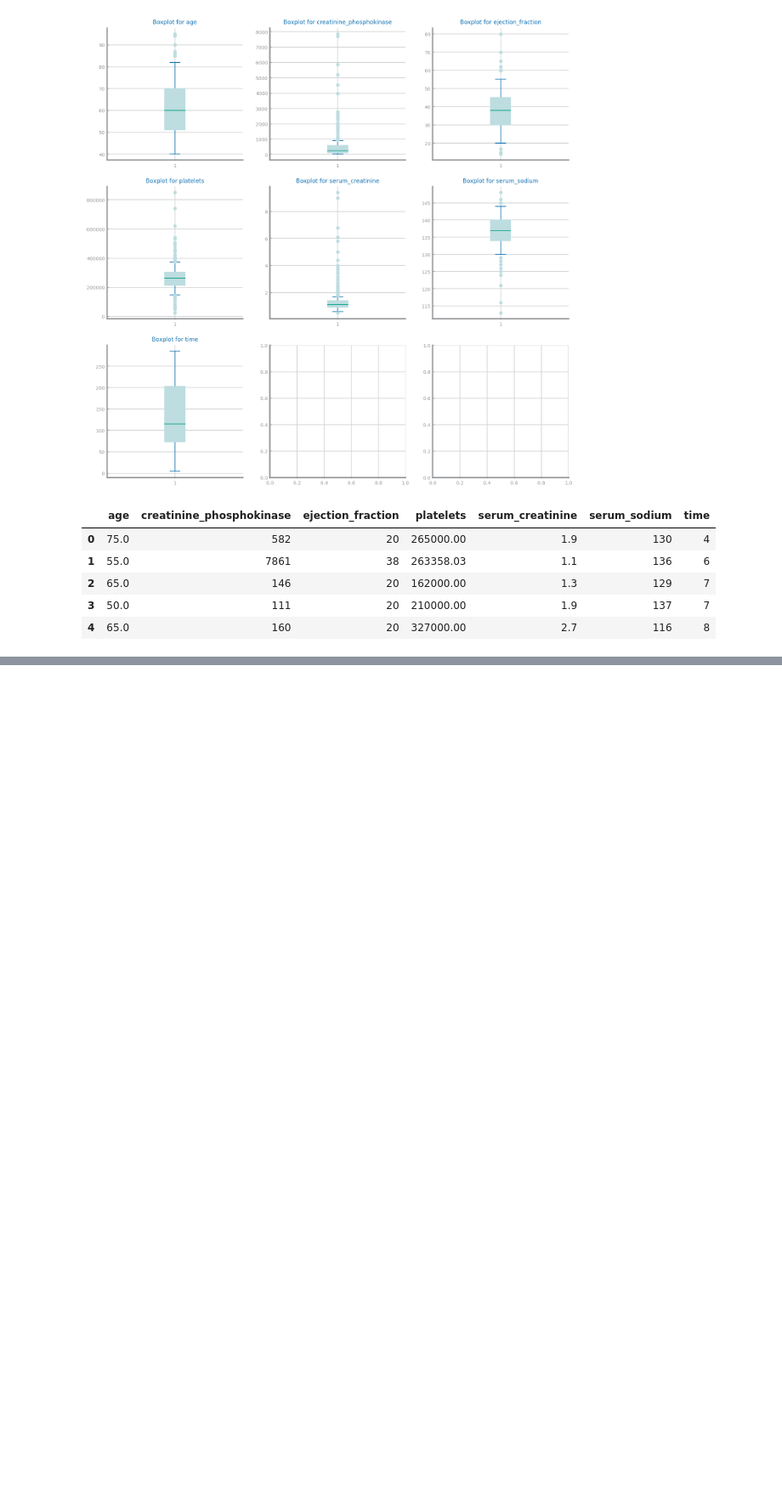
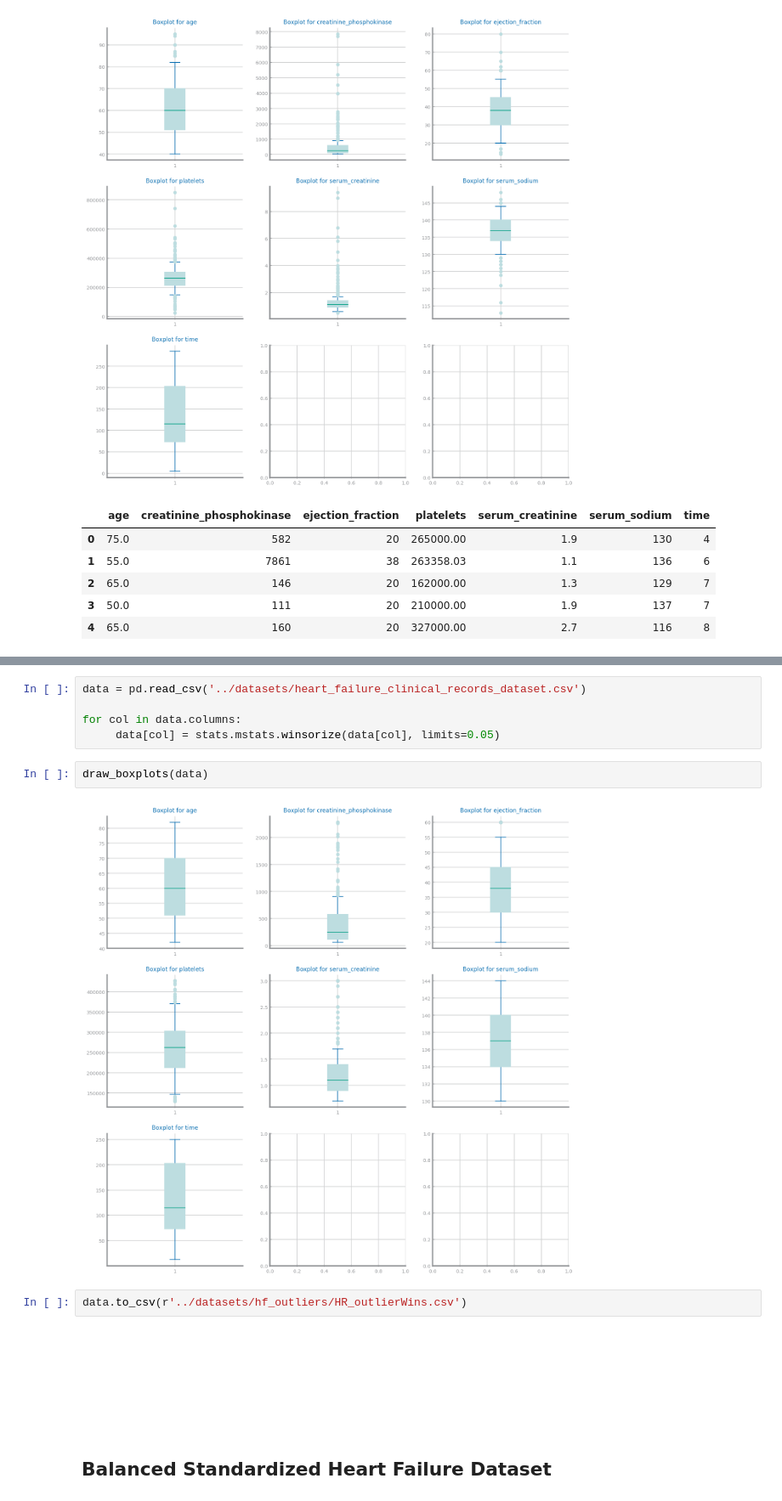
Before and after one commit to HerouFenix/cdados-project, a Jupyter notebook: DataPreparation/ValueImputation.ipynb, the cells around one changed output, grey strips where cells are left out. Shown at 85% size. Drawn from its saved outputs; the diff is of its cells as text; blank space fills up the shorter version.

```diff
--- a/DataPreparation/ValueImputation.ipynb
+++ b/DataPreparation/ValueImputation.ipynb
@@ -190,0 +165,19 @@ This dataset is composed of purely binary values, hence, there is no point in sc
+# %%
+data = pd.read_csv('../datasets/heart_failure_clinical_records_dataset.csv')
+
+for col in data.columns:
+     data[col] = stats.mstats.winsorize(data[col], limits=0.05)
+# %%
+draw_boxplots(data)
+# %% [output]
+[figure, added]
+# %%
+data.to_csv(r'../datasets/hf_outliers/HR_outlierWins.csv')
+# %% [markdown]
+<br/>
+<br/>
+<br/>
+<br/>
+<br/>
+# %% [markdown]
+## Balanced Standardized Heart Failure Dataset
```
Also changed, not shown: parts of 69 cells of this notebook, 8 other files.
